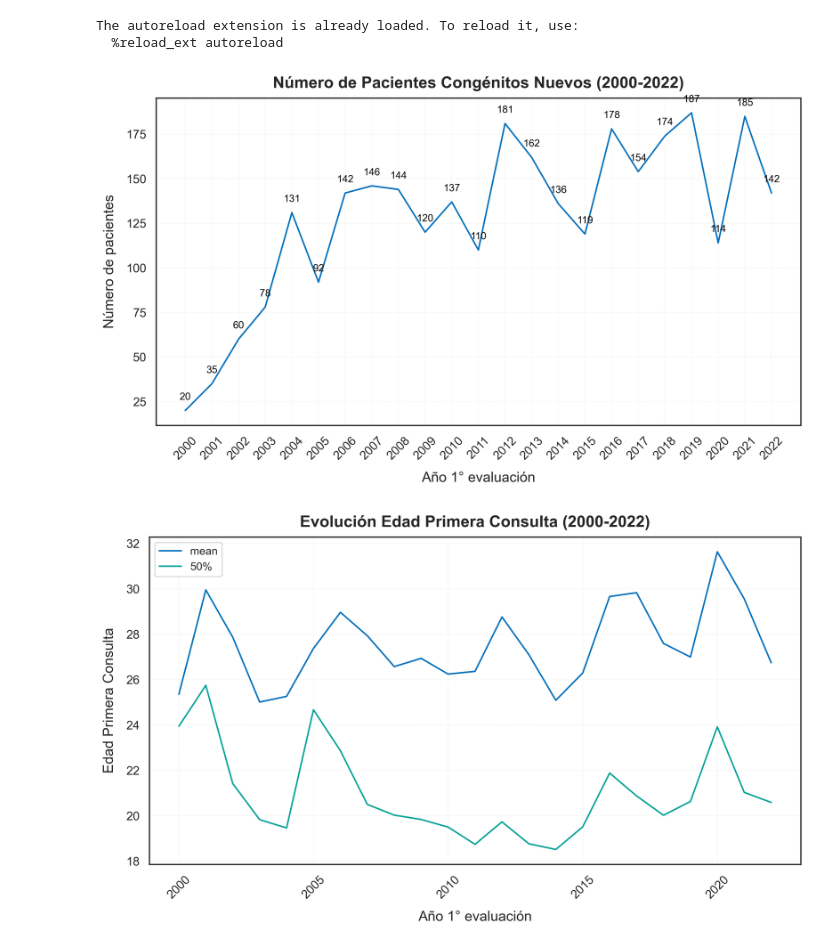
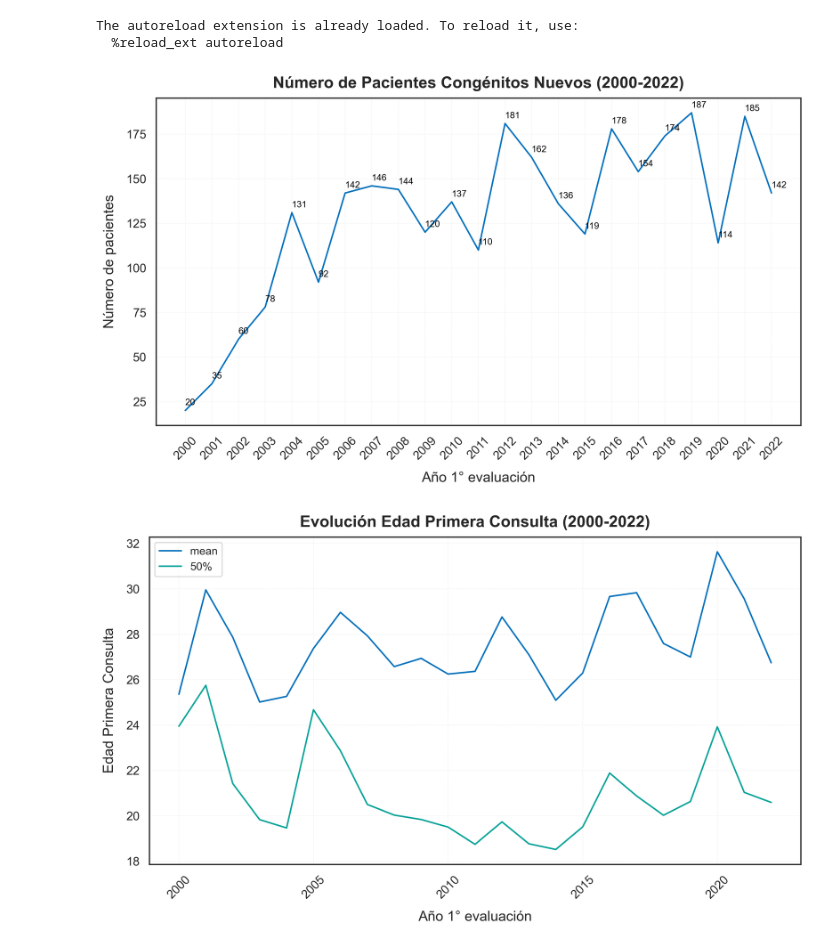
Before and after one commit to JavierRojas14/congenitas-ambulatorio, a Jupyter notebook: notebooks/test.ipynb, the cells around one changed output. Cells and saved outputs as stored; diff of their text form; code cells hidden in the pictures.

```diff
--- a/notebooks/test.ipynb
+++ b/notebooks/test.ipynb
@@ -100,57 +100,43 @@ cantidad_de_pacientes.plot(ax=ax)
 ax.set_title(
     "Número de Pacientes Congénitos Nuevos (2000-2022)", fontsize=16, weight="bold", pad=10
 )
 ax.set_xlabel("Año 1° evaluación", fontsize=14, labelpad=10)
 ax.set_ylabel("Número de pacientes", fontsize=14, labelpad=10)
 
 # Rotate x-axis labels for clarity
 plt.xticks(fontsize=12, rotation=45)
 plt.yticks(fontsize=12)
 
-# # Highlight the year with the maximum number of patients (e.g., 2019)
-# ANIO_MAXIMO = cantidad_de_pacientes.idxmax()
-# anio_ANIO_MAXIMO = cantidad_de_pacientes.loc[ANIO_MAXIMO]
-# ax.plot(ANIO_MAXIMO, anio_ANIO_MAXIMO, "ro")
-
-# Annotate the maximum point with its value
-# ax.annotate(
-#     f"{anio_ANIO_MAXIMO}",
-#     xy=(ANIO_MAXIMO, anio_ANIO_MAXIMO),
-#     xytext=(2, 2),
-#     textcoords="offset points",
-#     fontsize=14,
-#     color="grey",
-#     weight="bold",
-# )
-
-# Add labels above each point
+# Add labels above each point with boundary checks
 for year, value in cantidad_de_pacientes.items():
+    # Add the label with `offset points`
+    ax.text
     ax.text(
-        year,  # X-coordinate (year)
-        value + 5,  # Y-coordinate slightly above the point
-        str(value),  # Value to display
-        ha="center",  # Align the text horizontally
-        va="bottom",  # Align the text vertically
-        fontsize=10,
+        x=year,
+        y=value + 2,
+        s=str(value),
+        va="bottom",
+        ha="left",  # Center-align horizontally
+        fontsize=9,
         color="black",
     )
 
 # Adjust x-axis tick frequency
 ax.set_xticks(cantidad_de_pacientes.index)  # Show all years (or adjust as needed)
 
 # Add a grid for better readability
 ax.grid(visible=True, which="major", linestyle="--", linewidth=0.5, color="gray", alpha=0.1)
 
 # Adjust layout for better spacing
 fig.tight_layout()
 
 # Save the figure
 plt.savefig("../reports/figures/numero_de_pacientes.png", dpi=300, bbox_inches="tight")
 
 # Show the plot
 plt.show()
 # %% [output]
-[figure, old version]
+[figure, new version]
 # %%
 fig, ax = plt.subplots(figsize=(10, 6), dpi=300)
 edad_primera_consulta[["mean", "50%"]].plot(ax=ax)
```
Also changed, not shown: 1 other file.
